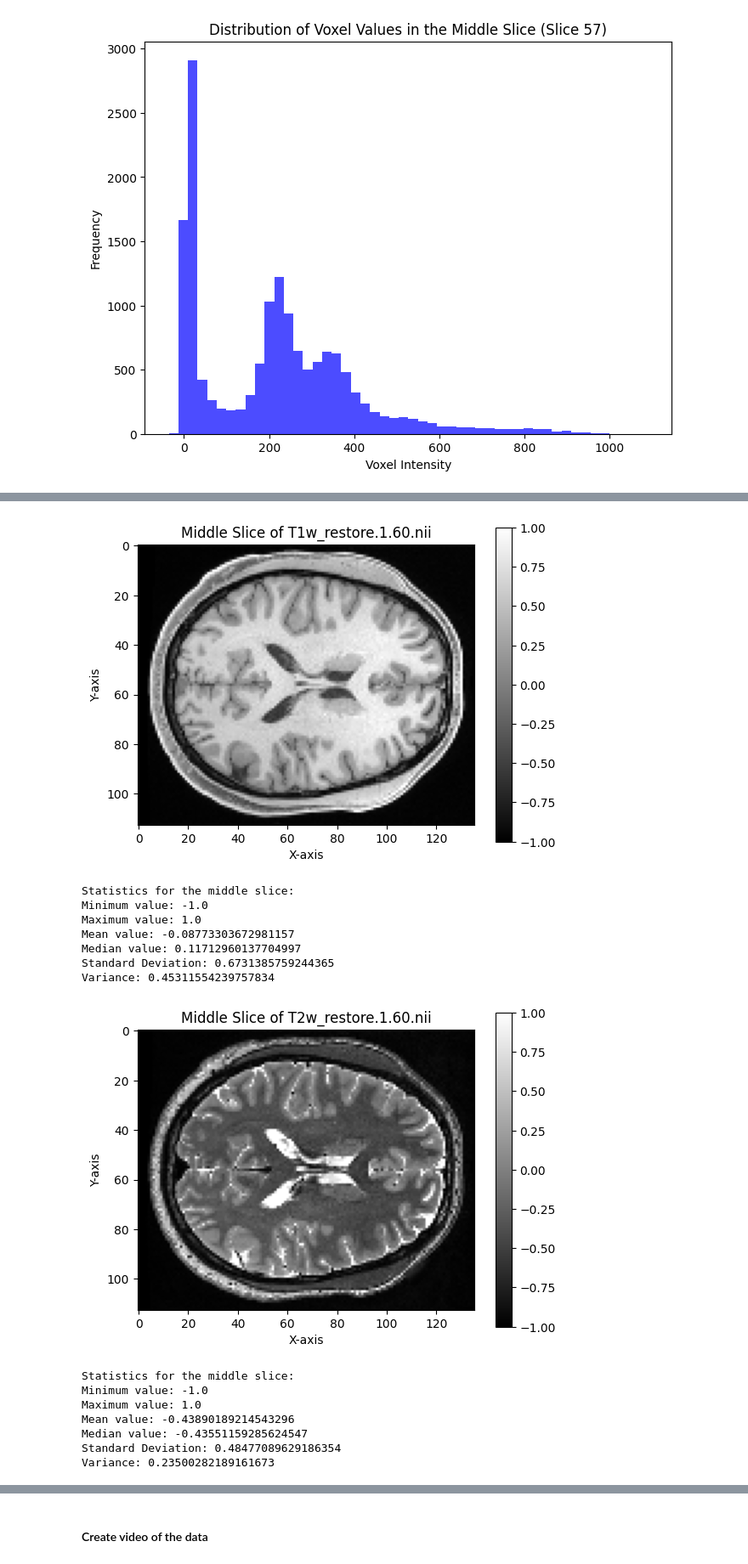
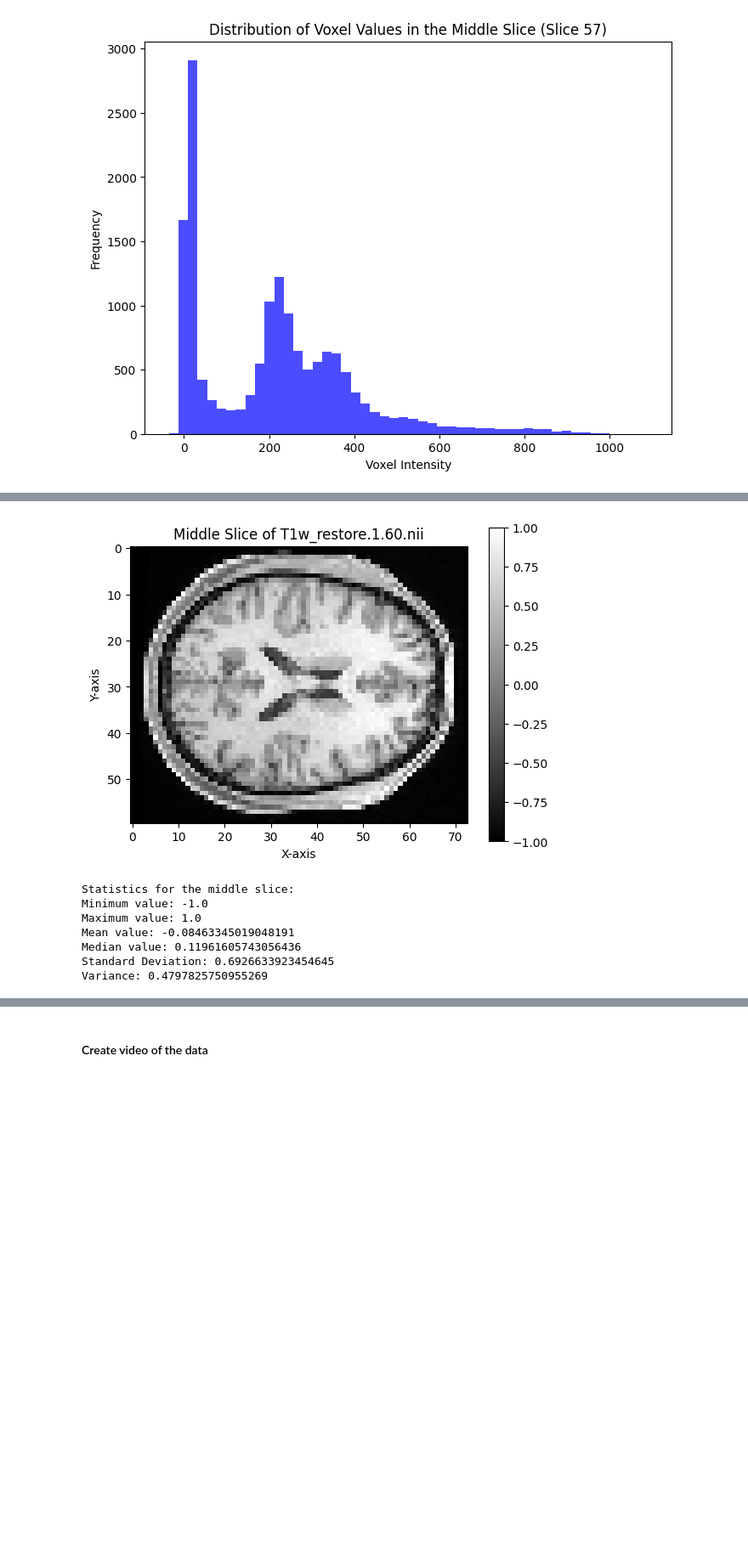
Before and after one commit to Magic-Solutions/MRI-Super-Resolution, a Jupyter notebook: utils/eda_notebook.ipynb, the cells around one changed output, grey strips where cells are left out. Shown at 85% size. Saved outputs shown, nothing was run; the diff lists cells and outputs as text; code cells hidden in the pictures; blank space fills up the shorter version.

```diff
--- a/utils/eda_notebook.ipynb
+++ b/utils/eda_notebook.ipynb
@@ -21,10 +22,10 @@ nifti_file = '../data/HCP/Structural Preprocessed for 7T (1.6mm:59k mesh)/100610
 img = nib.load(nifti_file)
 data2 = img.get_fdata()
 # %%
-nifti_file = '../data/HCP/Structural Preprocessed for 7T (1.6mm:59k mesh)/100610/MNINonLinear/T1w_restore.1.60.nii'
+nifti_file = '../data/HCP/Structural Preprocessed for 7T (1.6mm:59k mesh)/100610/MNINonLinear/T1w_restore_downscaled_to_1.5T.nii'
 img = nib.load(nifti_file)
 data1 = img.get_fdata()
 slice_index = data1.shape[2] // 2  # Taking the middle slice along the z-axis
 slice = data1[:, :, slice_index]
-slice.shape
+data1.shape
 # %% [output]
@@ -245,12 +281,12 @@ Variance: 32825.245090966426
 # Z NORMALIZATION
 
 # Load the NIfTI file t1w
-nifti_file = '../data/HCP/Structural Preprocessed for 7T (1.6mm:59k mesh)/100610/MNINonLinear/T1w_restore.1.60.nii'
+nifti_file = '../data/HCP/Structural Preprocessed for 7T (1.6mm:59k mesh)/100610/MNINonLinear/T1w_restore_downscaled_to_1.5T.nii'
 img = nib.load(nifti_file)
 data1 = img.get_fdata()
 
 # Load the NIfTI file t2w
-nifti_file = '../data/HCP/Structural Preprocessed for 7T (1.6mm:59k mesh)/100610/MNINonLinear/T2w_restore.1.60.nii'
+nifti_file = '../data/HCP/Structural Preprocessed for 7T (1.6mm:59k mesh)/100610/MNINonLinear/T2w_restore_downscaled_to_1.5T.nii'
 img = nib.load(nifti_file)
 data2 = img.get_fdata()
 
@@ -264,57 +300,49 @@ data2 = z_score_normalize(data2)
 
 #MinMax to [-1,1]
 def min_max_scale(data, new_min=-1, new_max=1):
     data_min = np.min(data)
     data_max = np.max(data)
     data_scaled = (data - data_min) / (data_max - data_min)  # Rescale to [0, 1]
     data_scaled = data_scaled * (new_max - new_min) + new_min  # Rescale to [new_min, new_max]
     return data_scaled
 # Assuming data1 and data2 are numpy arrays containing the images
 data1 = min_max_scale(data1)
 data2 = min_max_scale(data2)
 
 # Plotting a slice from the middle of the volume
 data = data1
 slice_index = data.shape[2] // 2  # Taking the middle slice along the z-axis
 plt.imshow(data[:, :, slice_index], cmap='gray')
 plt.colorbar()
 plt.title('Middle Slice of T1w_restore.1.60.nii')
 plt.xlabel('X-axis')
 plt.ylabel('Y-axis')
 plt.show()
 stats(data)
 
 # Plotting a slice from the middle of the volume
-data = data2
-slice_index = data.shape[2] // 2  # Taking the middle slice along the z-axis
-plt.imshow(data[:, :, slice_index], cmap='gray')
-plt.colorbar()
-plt.title('Middle Slice of T2w_restore.1.60.nii')
-plt.xlabel('X-axis')
-plt.ylabel('Y-axis')
-plt.show()
-stats(data)
+# data = data2
+# slice_index = data.shape[2] // 2  # Taking the middle slice along the z-axis
+# plt.imshow(data[:, :, slice_index], cmap='gray')
+# plt.colorbar()
+# plt.title('Middle Slice of T2w_restore.1.60.nii')
+# plt.xlabel('X-axis')
+# plt.ylabel('Y-axis')
+# plt.show()
+# stats(data)
 
 #Plot voxel distribution
 # plot_voxel_distribution(data1)
-plot_middle_slice_distribution(data1)
+# plot_middle_slice_distribution(data1)
 
 # plot_voxel_distribution(data2)
-plot_middle_slice_distribution(data2)
+# plot_middle_slice_distribution(data2)
 # %% [output]
-[figure, old version]
+[figure, new version]
 Statistics for the middle slice:
 Minimum value: -1.0
 Maximum value: 1.0
-Mean value: -0.08773303672981157
-Median value: 0.11712960137704997
-Standard Deviation: 0.6731385759244365
-Variance: 0.45311554239757834
+Mean value: -0.08463345019048191
+Median value: 0.11961605743056436
+Standard Deviation: 0.6926633923454645
+Variance: 0.4797825750955269
-[figure, removed]
-Statistics for the middle slice:
-Minimum value: -1.0
-Maximum value: 1.0
-Mean value: -0.43890189214543296
-Median value: -0.43551159285624547
-Standard Deviation: 0.48477089629186354
-Variance: 0.23500282189161673
```
Also changed, not shown: parts of 7 cells of this notebook, 4 other files.
